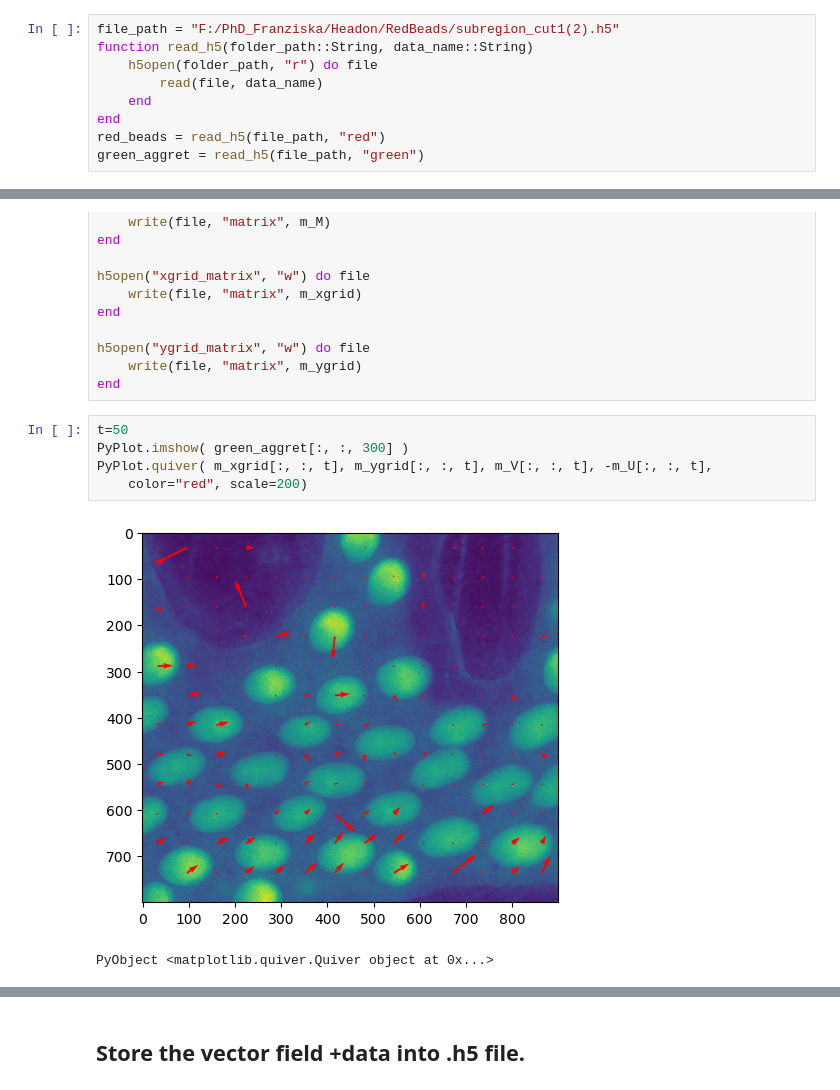
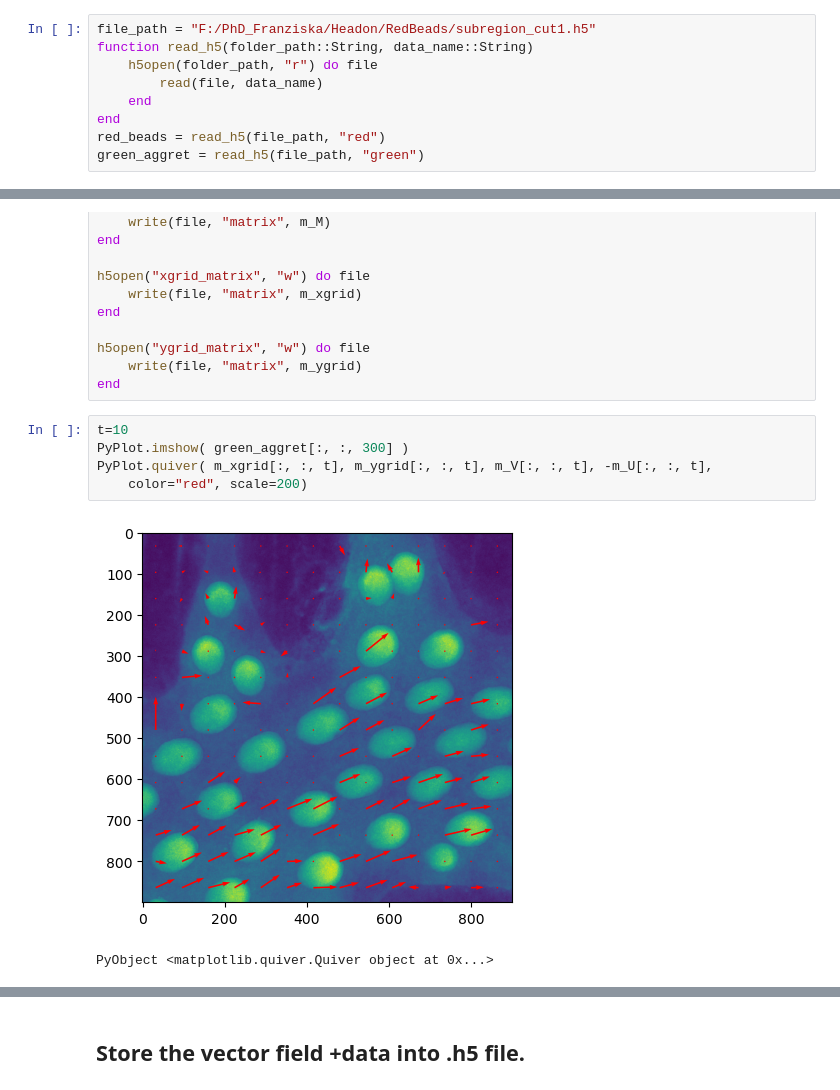
Before and after one commit to rzhou-space/PIV_analysis_headon_data, a Jupyter notebook: RedBeads/RedBeads_PIV.ipynb, the cells around one changed output, grey strips where cells are left out. Saved outputs shown, nothing was run; the diff lists cells and outputs as text.

```diff
--- a/RedBeads/RedBeads_PIV.ipynb
+++ b/RedBeads/RedBeads_PIV.ipynb
@@ -16,7 +16,7 @@ include("multiscale_multistep_filter.jl")
 # %% [output]
 multiscale_multigrid_gradient_segment (generic function with 1 method)
 # %%
-file_path = "F:/PhD_Franziska/Headon/RedBeads/subregion_cut1(2).h5"
+file_path = "F:/PhD_Franziska/Headon/RedBeads/subregion_cut1.h5"
 function read_h5(folder_path::String, data_name::String)
     h5open(folder_path, "r") do file
         read(file, data_name)
@@ -215,10 +216,10 @@ h5open("ygrid_matrix", "w") do file
     write(file, "matrix", m_ygrid)
 end
 # %%
-t=50
+t=10
 PyPlot.imshow( green_aggret[:, :, 300] )
 PyPlot.quiver( m_xgrid[:, :, t], m_ygrid[:, :, t], m_V[:, :, t], -m_U[:, :, t],
     color="red", scale=200)
 # %% [output]
-[figure, old version]
+[figure, new version]
 PyObject <matplotlib.quiver.Quiver object at 0x...>
```
Also changed, not shown: parts of 5 cells of this notebook, 1 other file.
